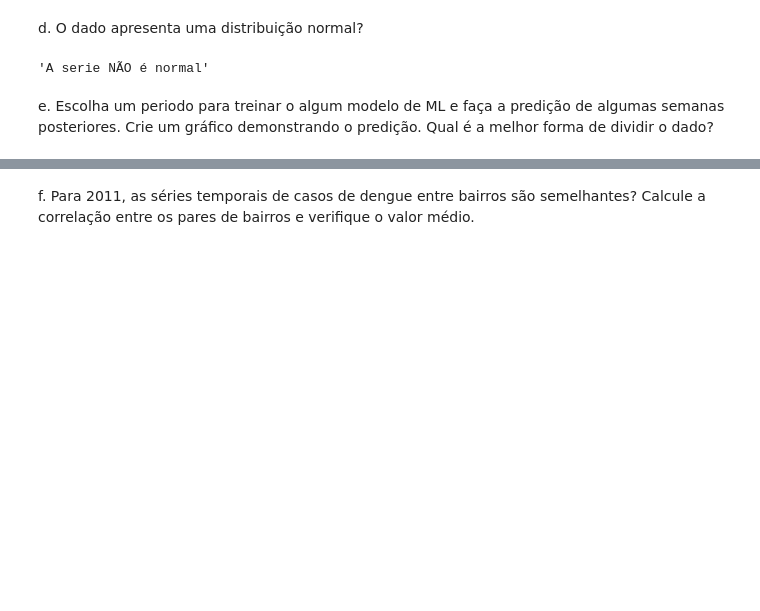
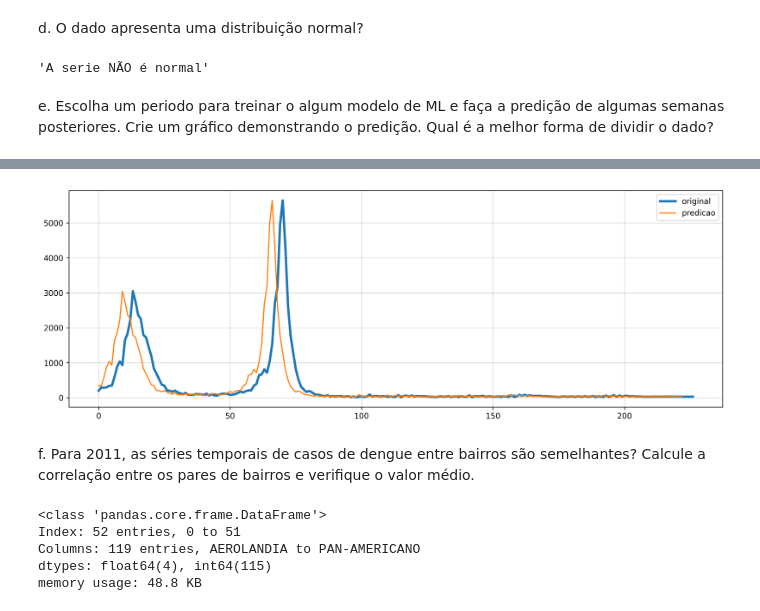
Before and after one commit to Caionascimento01/Series_Temporais, a Jupyter notebook: exercicio/EXERCICIO_2.ipynb, the cells around one changed output, grey strips where cells are left out. Drawn from its saved outputs; the diff is of its cells as text; code cells hidden in the pictures; blank space fills up the shorter version.

```diff
--- a/exercicio/EXERCICIO_2.ipynb
+++ b/exercicio/EXERCICIO_2.ipynb
@@ -164,2 +270,45 @@ from xgboost import XGBRegressor
+# %%
+# Verificar variação no nsplit
+npredicao=120
+seriesfinal=df_2011_2013['NR_CASOS'].reset_index(drop=True).to_frame()
+
+for n in range(npredicao):
+
+    df_prev=pd.DataFrame()
+    nsplit=4
+    for i in range(nsplit+1):
+        if i<nsplit:
+            coluna=f'T_{i}'
+            df_prev[coluna]=seriesfinal['NR_CASOS'].shift(-i).values
+        if i==nsplit:
+            coluna='TARGET'
+            df_prev[coluna]=seriesfinal['NR_CASOS'].shift(-i).values
+
+
+
+    ultimalinha=list(df_prev.iloc[len(df_prev)-nsplit].values[0:nsplit])
+
+    df_prev=df_prev.dropna(axis=0)
+    X=df_prev.drop('TARGET',axis=1).values
+    Y=df_prev[['TARGET']].values
+    model=XGBRegressor()
+    model.fit(X,Y)
+    #fazendo predicao
+    ultimalinha=ultimalinha+list(model.predict(np.array([ultimalinha])))
+
+    daux=pd.DataFrame([ultimalinha],columns=df_prev.columns)
+    df_prev=pd.concat([df_prev,daux],ignore_index=True)
+
+    ultimalinha=list(df_prev.iloc[len(df_prev)-nsplit].values[0:nsplit])
+
+    seriesfinal=pd.DataFrame(list(df_prev.drop('TARGET',axis=1).iloc[0].values)+list(df_prev['TARGET'].values),columns=['NR_CASOS'])
+# %%
+plt.figure(figsize=(15,5),dpi=300)
+plt.plot(seriesfinal['NR_CASOS'].values, lw=3, label='original')
+plt.plot(df_prev['TARGET'].values, label='predicao')
+plt.legend()
+plt.grid(alpha=0.5)
+# %% [output]
+[figure, added]
 # %% [markdown]
 f. Para 2011, as séries temporais de casos de dengue entre bairros são semelhantes? Calcule a correlação entre os pares de bairros e verifique o valor médio.
@@ -165,0 +326,8 @@ f. Para 2011, as séries temporais de casos de dengue entre bairros são semelha
+# %%
+df_2011.info()
+# %% [output]
+<class 'pandas.core.frame.DataFrame'>
+Index: 52 entries, 0 to 51
+Columns: 119 entries, AEROLANDIA to PAN-AMERICANO
+dtypes: float64(4), int64(115)
+memory usage: 48.8 KB
```
Also changed, not shown: parts of 13 cells of this notebook, 21 other files.
